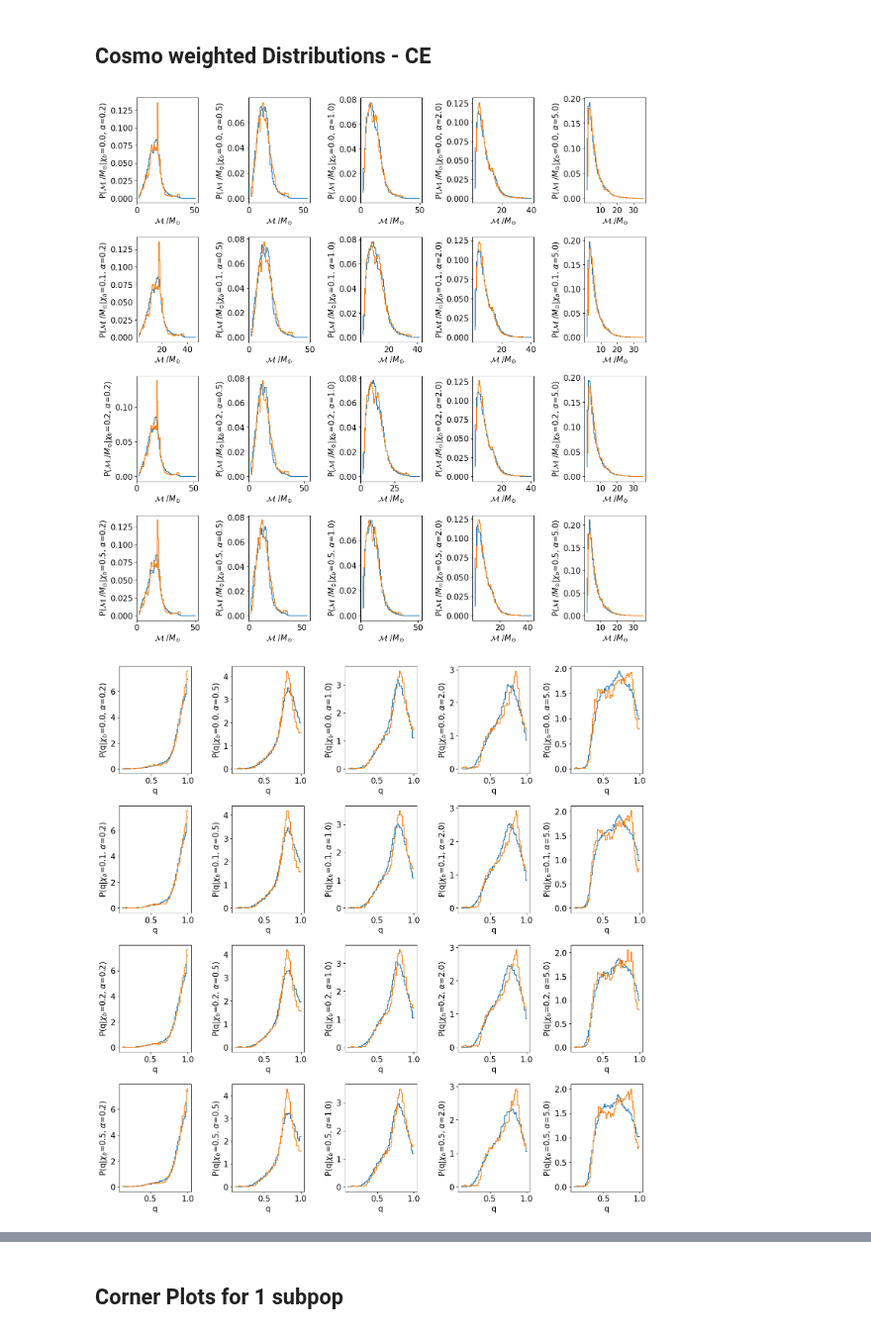
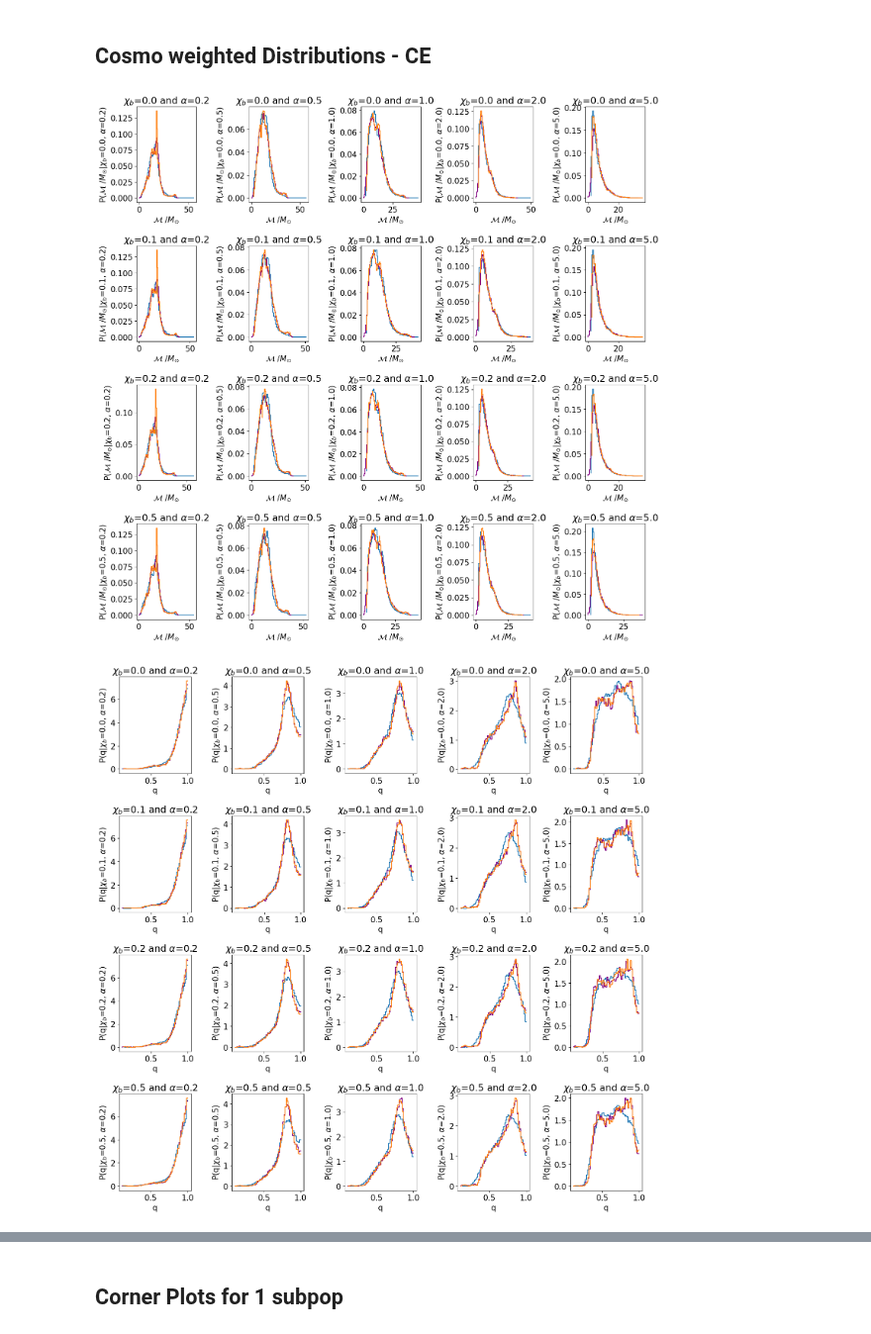
Before and after one commit to scolloms/AMAZE_model_selection, a Jupyter notebook: flow_models/check_trained_distribution.ipynb, the cells around one changed output, grey strips where cells are left out. Shown at 99% size. Cells and saved outputs as stored; diff of their text form; code cells hidden in the pictures.

Commit message:
added corner plot non-ce

```diff
--- a/flow_models/check_trained_distribution.ipynb
+++ b/flow_models/check_trained_distribution.ipynb
@@ -114,11 +73,0 @@ super(Bounded_Nd_kde,KDE_models_mchirp[channel_label]['chi00'].kde).integrate_bo
-# %%
-plt.rcParams["figure.figsize"] = (6,6)
-plt.rcParams.update({'font.size': 10})
-flow_samples_stack = weighted_flow.flow.sample(no_samples, np.array([0.]))
-flow_mchirp = weighted_flow.expistic(flow_samples_stack[:,0], weighted_flow.mappings[0], weighted_flow.mappings[1])
-flow_distr, bin_edges = np.histogram(flow_mchirp, bins=no_bins, density=True)
-plt.step(np.linspace(bin_edges[0],bin_edges[-1],no_bins),flow_distr, label='normalised samples from flow')
-plt.plot(np.linspace(0.,100.,1000), KDE_models_mchirp['GC']['chi00'].pdf(np.linspace(0.,100.,1000)), label='1D KDE', color='purple')
-plt.xlabel('mchirp /solar masses')
-plt.ylabel('p(mchirp|chi_b=0.0, Channel=GC)')
-plt.legend()
@@ -285,34 +208,34 @@ fig_c, ax_c = plt.subplots(4,5)
 fig_z, ax_z = plt.subplots(4,5)
 
 param_label = ['$\mathcal{M}$ /$M_{\odot}$','q', '$\chi_{eff}$', 'z']
 
 for chi_b_id, xb in enumerate(chi_b):
     for alpha_id, a in enumerate(alpha_CE):
         flow_samples_stack = weighted_flow.flow.sample(no_samples, np.array([xb,a]))
         flow_mchirp = weighted_flow.expistic(flow_samples_stack[:,0], weighted_flow.mappings[0], weighted_flow.mappings[1])
         flow_q = weighted_flow.expistic(flow_samples_stack[:,1], weighted_flow.mappings[2])
         flow_chieff = np.tanh(flow_samples_stack[:,2])
         flow_z = weighted_flow.expistic(flow_samples_stack[:,3], weighted_flow.mappings[4], weighted_flow.mappings[5])
 
         mapped_flow_samples = [flow_mchirp,flow_q,flow_chieff,flow_z]
 
         kde_samples = KDE_models['CE'][submodels_dict[0][chi_b_id]][submodels_dict[1][alpha_id]].sample(no_samples)
 
         for i, ax in enumerate([ax_m,ax_q,ax_c,ax_z]):
             flow_distr, bin_edges = np.histogram(mapped_flow_samples[i], bins=no_bins, density=True)
             kde_distr, bin_edges_KDE = np.histogram(kde_samples[:,i], bins=no_bins, density=True)
             known_distr, bin_edges_known =np.histogram(models_dict[(chi_b_id,alpha_id)][:][param[i]], bins=no_bins, density=True, weights=weights_dict[(chi_b_id,alpha_id)][:])
             ax[chi_b_id,alpha_id].step(np.linspace(bin_edges[0],bin_edges[-1],no_bins),flow_distr, label='flow')
-            #ax[chi_b_id,alpha_id].step(np.linspace(bin_edges_KDE[0],bin_edges_KDE[-1],no_bins),kde_distr,label='KDE', color='purple')
+            ax[chi_b_id,alpha_id].step(np.linspace(bin_edges_KDE[0],bin_edges_KDE[-1],no_bins),kde_distr,label='KDE', color='purple')
             ax[chi_b_id,alpha_id].step(np.linspace(bin_edges_known[0],bin_edges_known[-1],no_bins),known_distr,label='underlying')
-            #ax[chi_b_id,alpha_id].set_title(fr'$\chi_b$={xb} and $\alpha$={a}')
+            ax[chi_b_id,alpha_id].set_title(fr'$\chi_b$={xb} and $\alpha$={a}')
             ax[chi_b_id,alpha_id].set_xlabel(fr'{param_label[i]}')
             ax[chi_b_id,alpha_id].set_ylabel(fr'P({param_label[i]}|$\chi_b$={xb}, $\alpha$={a})')
             #ax[chi_b_id,alpha_id].legend()
             fig_mchirp.tight_layout(pad=1.3)
             fig_c.tight_layout(pad=1.3)
             fig_q.tight_layout(pad=1.3)
             fig_z.tight_layout(pad=1.3)
 # %% [output]
-[figure, old version]
+[figure, new version]
-[figure, old version]
+[figure, new version]
```
Also changed, not shown: parts of 20 cells of this notebook.
